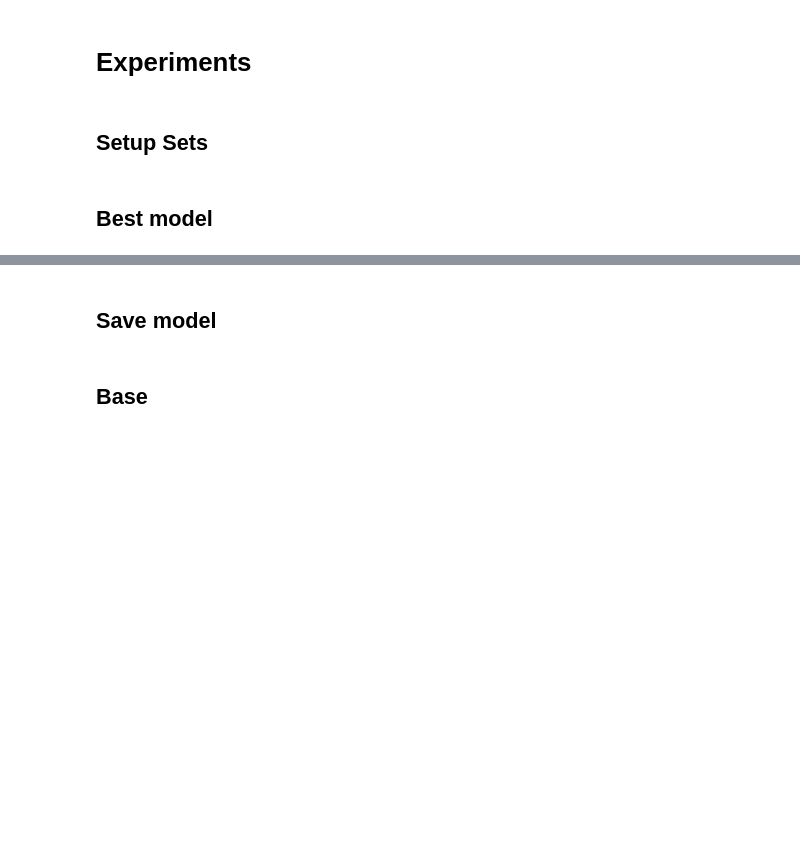
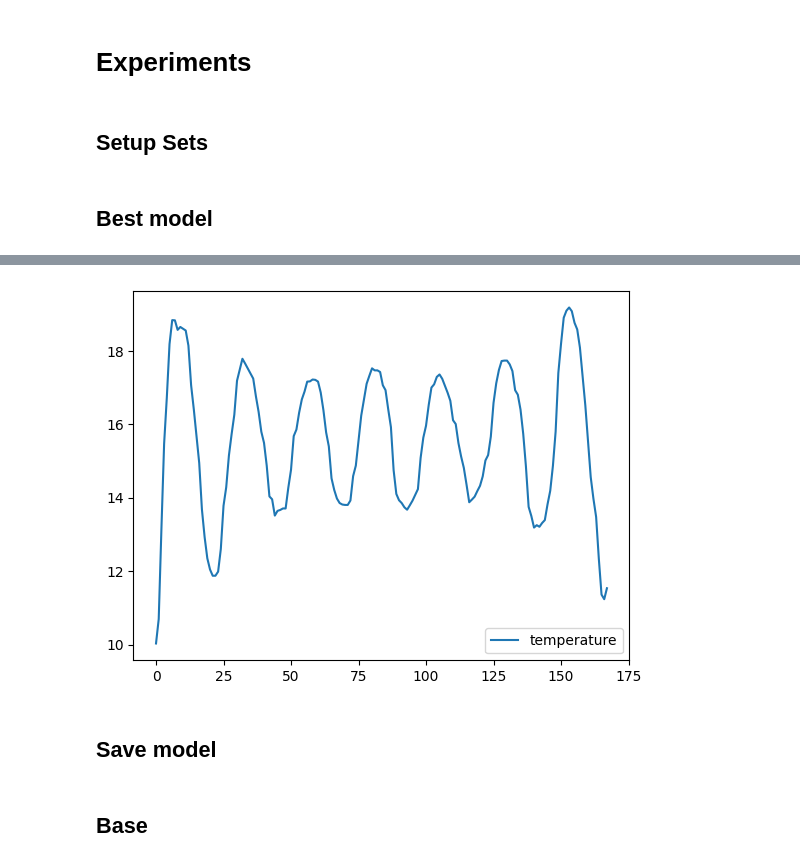
Before and after one commit to SEP4-DK1-2026/MAL, a Jupyter notebook: src/test_fpc.ipynb, the cells around one changed output, grey strips where cells are left out. Saved outputs shown, nothing was run; the diff lists cells and outputs as text; code cells hidden in the pictures; blank space fills up the shorter version.

```diff
--- a/src/test_fpc.ipynb
+++ b/src/test_fpc.ipynb
@@ -60,9 +61,15 @@ def compute_metrics(estimator, sets):
             metric_outputs[f"{metric_label}_{set_label}"].append(metric(y, predictions[set_idx]))
     print(pd.DataFrame(metric_outputs))
 
-def fit_and_score(model, sets):
+def score_model(model, sets, score_test=False):
+    sets_to_score = [("train", *(sets[0])), ("validate", *(sets[1]))]
+    if score_test:
+        sets_to_score.append(("test", *(sets[2])))
+    compute_metrics(model, sets_to_score)
+
+def fit_and_score(model, sets, score_test=False):
     model.fit(*(sets[0]))
-    compute_metrics(model, [("train", *(sets[0])), ("validate", *(sets[1]))])
+    score_model(model, sets, score_test=score_test)
 # %% [markdown]
 ### Plotting
 # %%
@@ -132,7 +139,7 @@ def encode_cyclic(X, feature, range_start, range_stop, new_feature_suffix=None,
     X[f"{new_feature_suffix}_sin"] = X[[feature]].apply(lambda row: _encode_cyclic(get_feature(row), range_start, range_stop)[0], axis="columns")
     X[f"{new_feature_suffix}_cos"] = X[[feature]].apply(lambda row: _encode_cyclic(get_feature(row), range_start, range_stop)[1], axis="columns")
     if remove_old:
-        X.drop([feature], inplace=True)
+        X.drop([feature], inplace=True, axis="columns")
     return X
 
 def split_time(X, year=True, month=True, day=True, hour=True, minute=False, second=False, make_cyclic=False, remove_old=True):
@@ -229,6 +246,9 @@ best_model = MultiOutputRegressor(
         random_state=42,
     )
 )
+
+def get_best_model():
+    return sk_clone(best_model)
 # %%
 prepreprocessor = Pipeline(
     [
@@ -250,7 +270,7 @@ preprocessor = Pipeline(
 )
 model = Pipeline([
     ("preprocessor", preprocessor),
-    ("model", best_model)
+    ("model", get_best_model())
 ])
 
 new_data = prepreprocessor.fit_transform(raw_data)
@@ -262,5 +311,7 @@ fitted_best_model = model
 # %%
-plot_predictions(model, sets_limited[1][0][:1], 24 * 7, just=["temperature"])
+plot_predictions(fitted_best_model, sets_limited[1][0][:1], 24 * 7, just=["temperature"])
+# %% [output]
+[figure, added]
 # %% [markdown]
 ## Save model
 # %%
```
Also changed, not shown: parts of 25 cells of this notebook.
